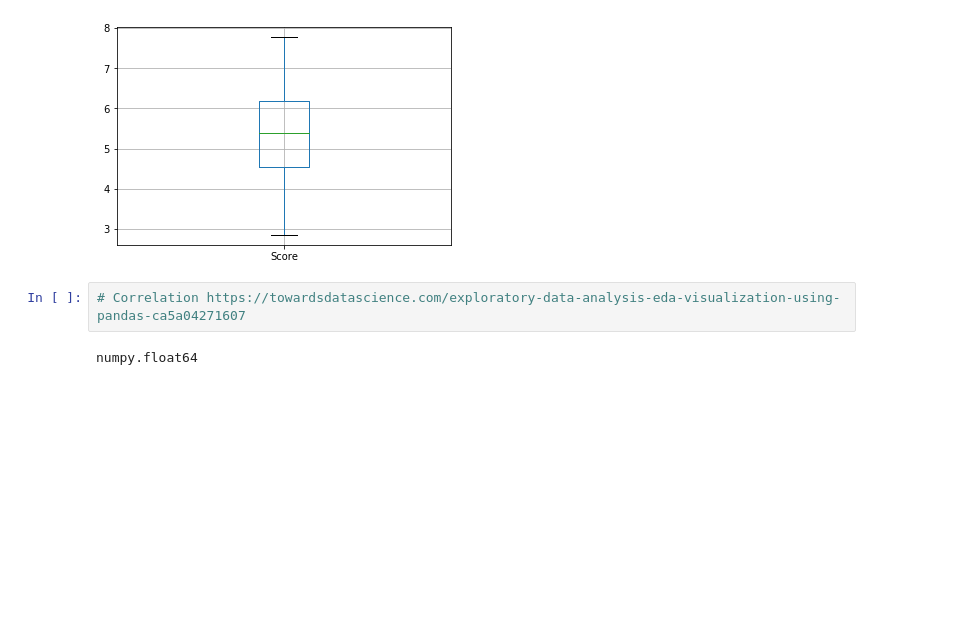
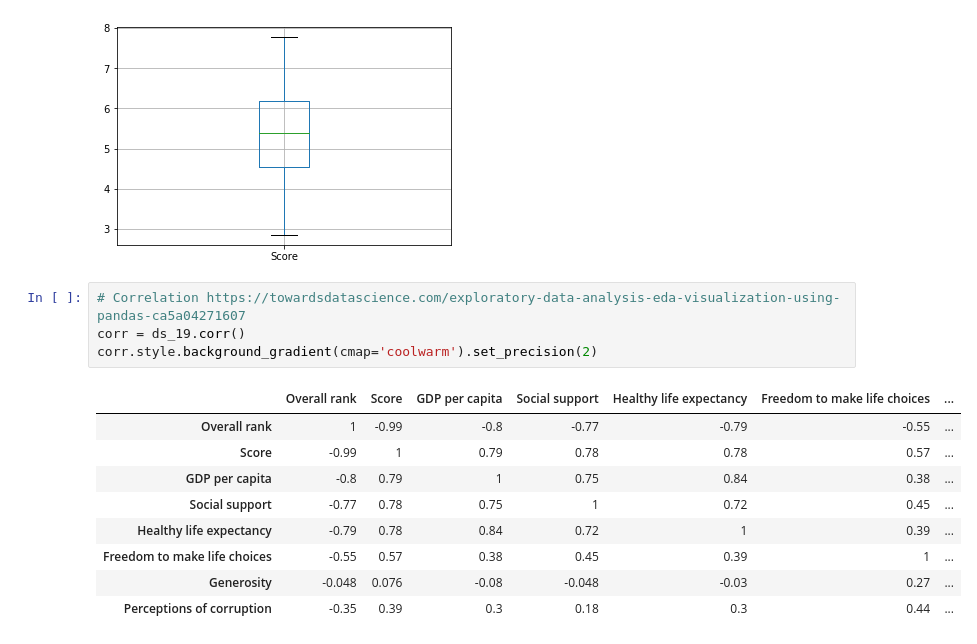
Before and after one commit to kiran1727/eaeDataScienceProject, a Jupyter notebook: Treball final Data science.ipynb, the cells around one changed output. Drawn from its saved outputs; the diff is of its cells as text; blank space fills up the shorter version.

```diff
--- a/Treball final Data science.ipynb
+++ b/Treball final Data science.ipynb
@@ -47,5 +59,15 @@ ds_19.boxplot('Score')
 [figure]
 # %%
 # Correlation https://towardsdatascience.com/exploratory-data-analysis-eda-visualization-using-pandas-ca5a04271607
+corr = ds_19.corr()
+corr.style.background_gradient(cmap='coolwarm').set_precision(2)
 # %% [output]
-numpy.float64
+|  | Overall rank | Score | GDP per capita | Social support | Healthy life expectancy | Freedom to make life choices | ... |
+| Overall rank | 1 | -0.99 | -0.8 | -0.77 | -0.79 | -0.55 | ... |
+| Score | -0.99 | 1 | 0.79 | 0.78 | 0.78 | 0.57 | ... |
+| GDP per capita | -0.8 | 0.79 | 1 | 0.75 | 0.84 | 0.38 | ... |
+| Social support | -0.77 | 0.78 | 0.75 | 1 | 0.72 | 0.45 | ... |
+| Healthy life expectancy | -0.79 | 0.78 | 0.84 | 0.72 | 1 | 0.39 | ... |
+| Freedom to make life choices | -0.55 | 0.57 | 0.38 | 0.45 | 0.39 | 1 | ... |
+| Generosity | -0.048 | 0.076 | -0.08 | -0.048 | -0.03 | 0.27 | ... |
+| Perceptions of corruption | -0.35 | 0.39 | 0.3 | 0.18 | 0.3 | 0.44 | ... |
```
Also changed, not shown: parts of 5 cells of this notebook.
